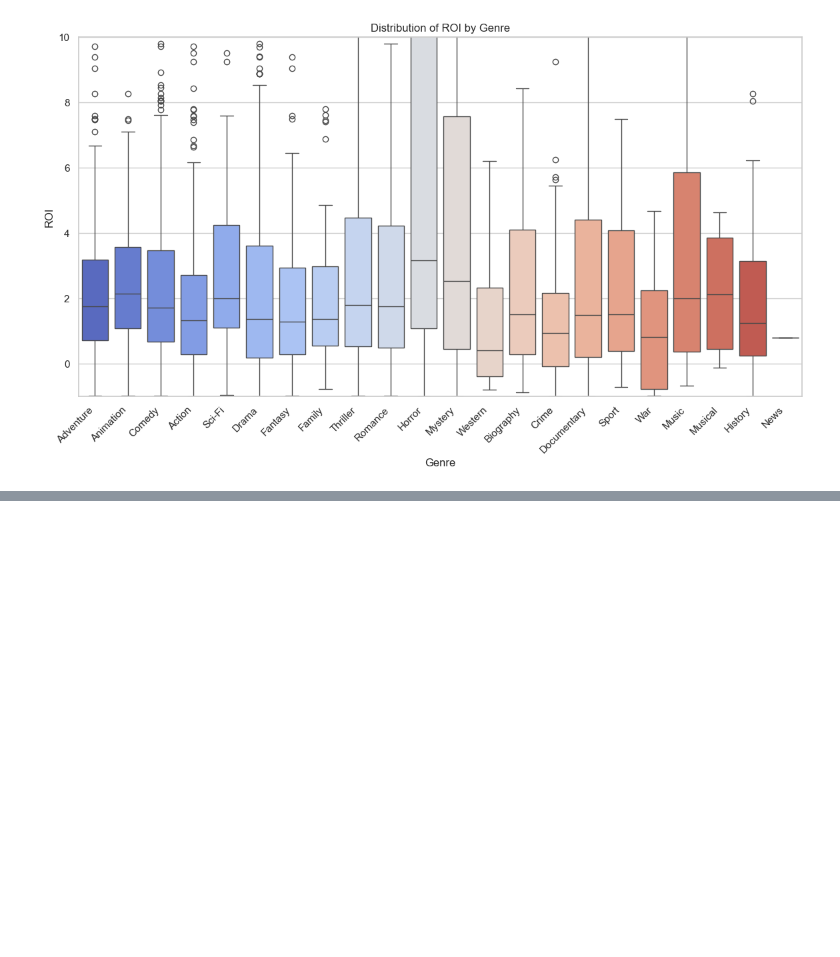
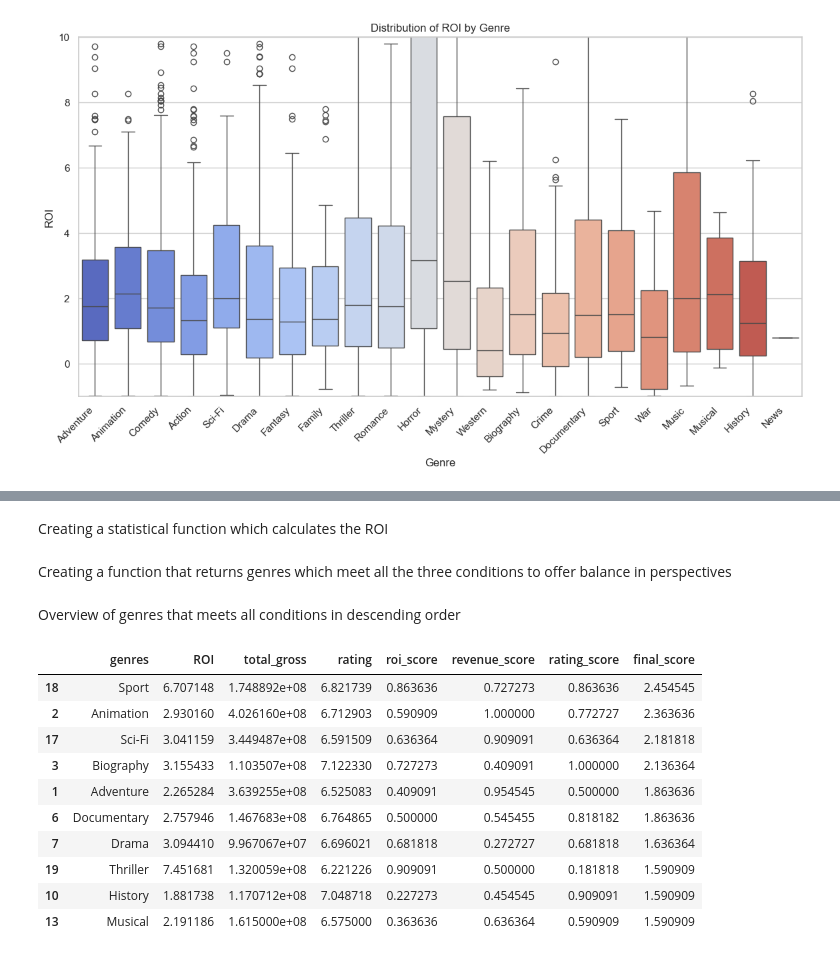
Before and after one commit to Esther-Margaret-Mwangi/Movie-studio-eda-analysis, a Jupyter notebook: movie.ipynb, the cells around one changed output, grey strips where cells are left out. Cells and saved outputs as stored; diff of their text form; code cells hidden in the pictures; blank space fills up the shorter version.

```diff
--- a/movie.ipynb
+++ b/movie.ipynb
@@ -655,0 +658,60 @@ plt.show()
+# %% [markdown]
+Creating a statistical function which calculates the ROI
+# %%
+
+movies['ROI'] = (movies['worldwide_gross'] - movies['production_budget']) / movies['production_budget']
+# %% [markdown]
+Creating a function that returns genres which meet all the three conditions to offer balance in perspectives
+# %%
+
+def top_genres_all_conditions(df, top_n=10):
+
+    required_cols = ['genres', 'ROI', 'total_gross', 'rating']
+
+    # Check missing columns
+    missing = [col for col in required_cols if col not in df.columns]
+    if missing:
+        print(f"Missing columns: {missing}")
+        return None
+
+    df_clean = df.dropna(subset=required_cols).copy()
+
+    df_clean['genres'] = df_clean['genres'].str.split(',')
+    df_clean = df_clean.explode('genres')
+    df_clean['genres'] = df_clean['genres'].str.strip()
+
+    genre_summary = df_clean.groupby('genres').agg({
+        'ROI': 'mean',
+        'total_gross': 'mean',
+        'rating': 'mean'
+    }).reset_index()
+
+    # Ranking
+    genre_summary['roi_score'] = genre_summary['ROI'].rank(pct=True)
+    genre_summary['revenue_score'] = genre_summary['total_gross'].rank(pct=True)
+    genre_summary['rating_score'] = genre_summary['rating'].rank(pct=True)
+
+    genre_summary['final_score'] = (
+        genre_summary['roi_score'] +
+        genre_summary['revenue_score'] +
+        genre_summary['rating_score']
+    )
+
+    return genre_summary.sort_values(by='final_score', ascending=False).head(top_n)
+# %% [markdown]
+Overview of genres that meets all conditions in descending order
+# %%
+top_genres = top_genres_all_conditions(movies, top_n=10)
+top_genres
+# %% [output]
+|  | genres | ROI | total_gross | rating | roi_score | revenue_score | rating_score | final_score |
+| 18 | Sport | 6.707148 | 1.748892e+08 | 6.821739 | 0.863636 | 0.727273 | 0.863636 | 2.454545 |
+| 2 | Animation | 2.930160 | 4.026160e+08 | 6.712903 | 0.590909 | 1.000000 | 0.772727 | 2.363636 |
+| 17 | Sci-Fi | 3.041159 | 3.449487e+08 | 6.591509 | 0.636364 | 0.909091 | 0.636364 | 2.181818 |
+| 3 | Biography | 3.155433 | 1.103507e+08 | 7.122330 | 0.727273 | 0.409091 | 1.000000 | 2.136364 |
+| 1 | Adventure | 2.265284 | 3.639255e+08 | 6.525083 | 0.409091 | 0.954545 | 0.500000 | 1.863636 |
+| 6 | Documentary | 2.757946 | 1.467683e+08 | 6.764865 | 0.500000 | 0.545455 | 0.818182 | 1.863636 |
+| 7 | Drama | 3.094410 | 9.967067e+07 | 6.696021 | 0.681818 | 0.272727 | 0.681818 | 1.636364 |
+| 19 | Thriller | 7.451681 | 1.320059e+08 | 6.221226 | 0.909091 | 0.500000 | 0.181818 | 1.590909 |
+| 10 | History | 1.881738 | 1.170712e+08 | 7.048718 | 0.227273 | 0.454545 | 0.909091 | 1.590909 |
+| 13 | Musical | 2.191186 | 1.615000e+08 | 6.575000 | 0.363636 | 0.636364 | 0.590909 | 1.590909 |
```
Also changed, not shown: parts of 2 cells of this notebook, 1 other file.
